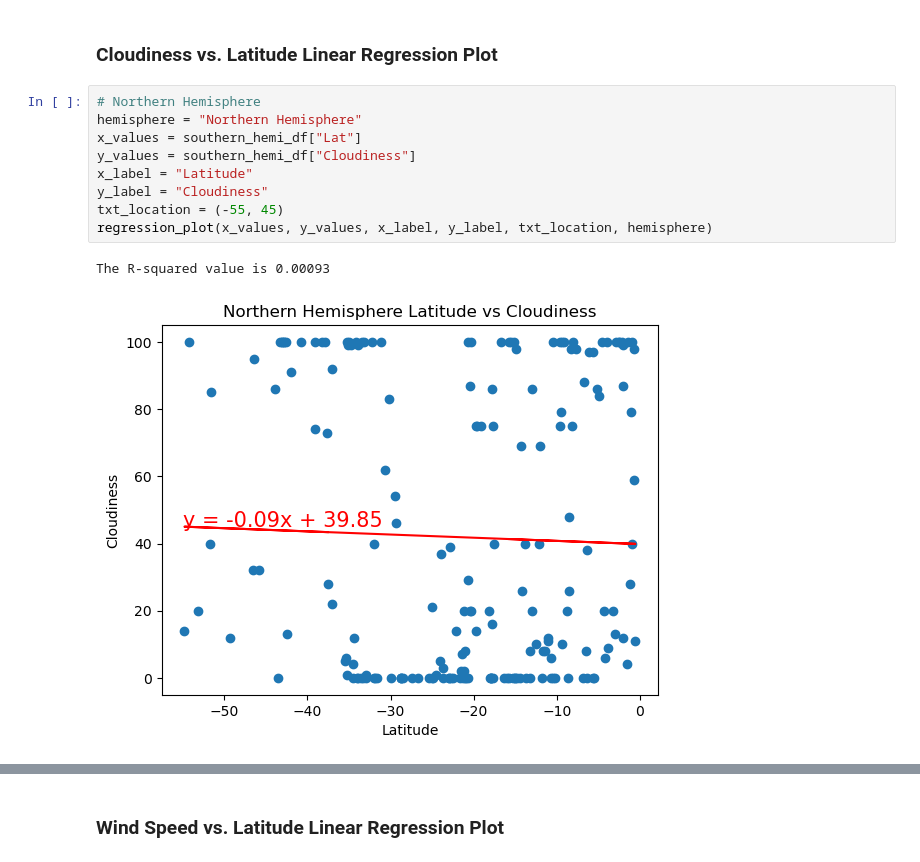
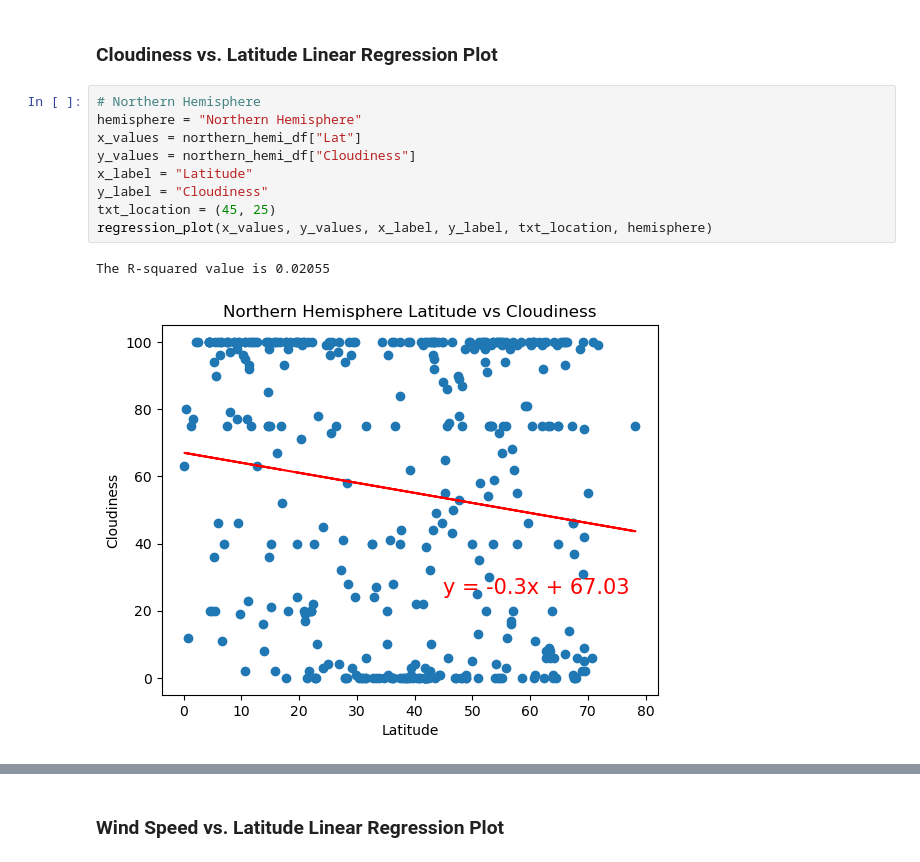
Before and after one commit to Zenalawrence/python-api-challenge, a Jupyter notebook: WeatherPy/WeatherPy.ipynb, the cells around one changed output, grey strips where cells are left out. Cells and saved outputs as stored; diff of their text form.

```diff
--- a/WeatherPy/WeatherPy.ipynb
+++ b/WeatherPy/WeatherPy.ipynb
@@ -374,15 +378,15 @@ The R-squared value is 0.03209
 # %%
 # Northern Hemisphere
 hemisphere = "Northern Hemisphere"
-x_values = southern_hemi_df["Lat"]
-y_values = southern_hemi_df["Cloudiness"]
+x_values = northern_hemi_df["Lat"]
+y_values = northern_hemi_df["Cloudiness"]
 x_label = "Latitude"
 y_label = "Cloudiness"
-txt_location = (-55, 45)
+txt_location = (45, 25)
 regression_plot(x_values, y_values, x_label, y_label, txt_location, hemisphere)
 # %% [output]
-The R-squared value is 0.00093
+The R-squared value is 0.02055
-[figure, old version]
+[figure, new version]
 # %%
 # Southern Hemisphere
 hemisphere = "Southern Hemisphere"
```
Also changed, not shown: parts of 26 cells of this notebook, 7 other files.
